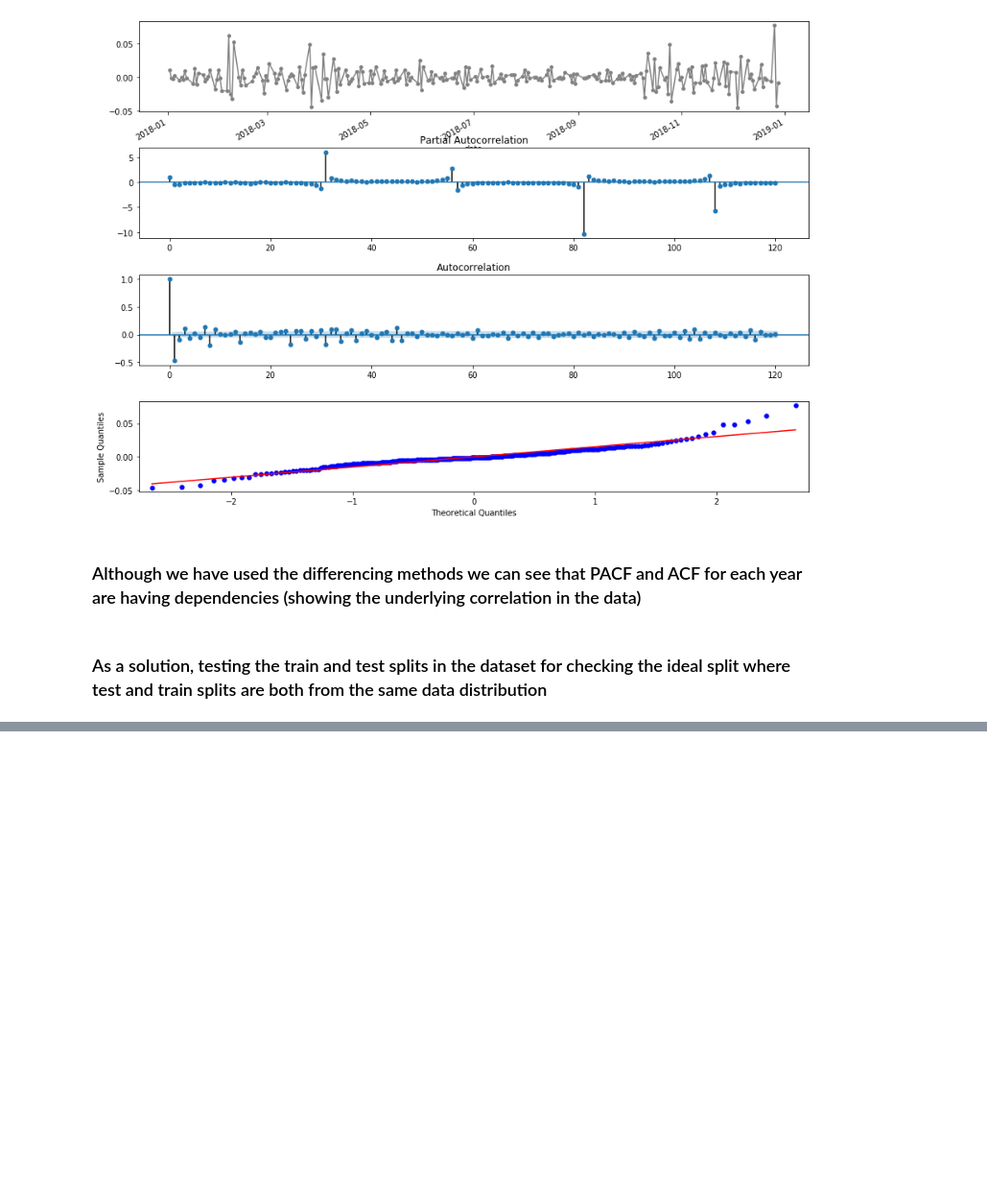
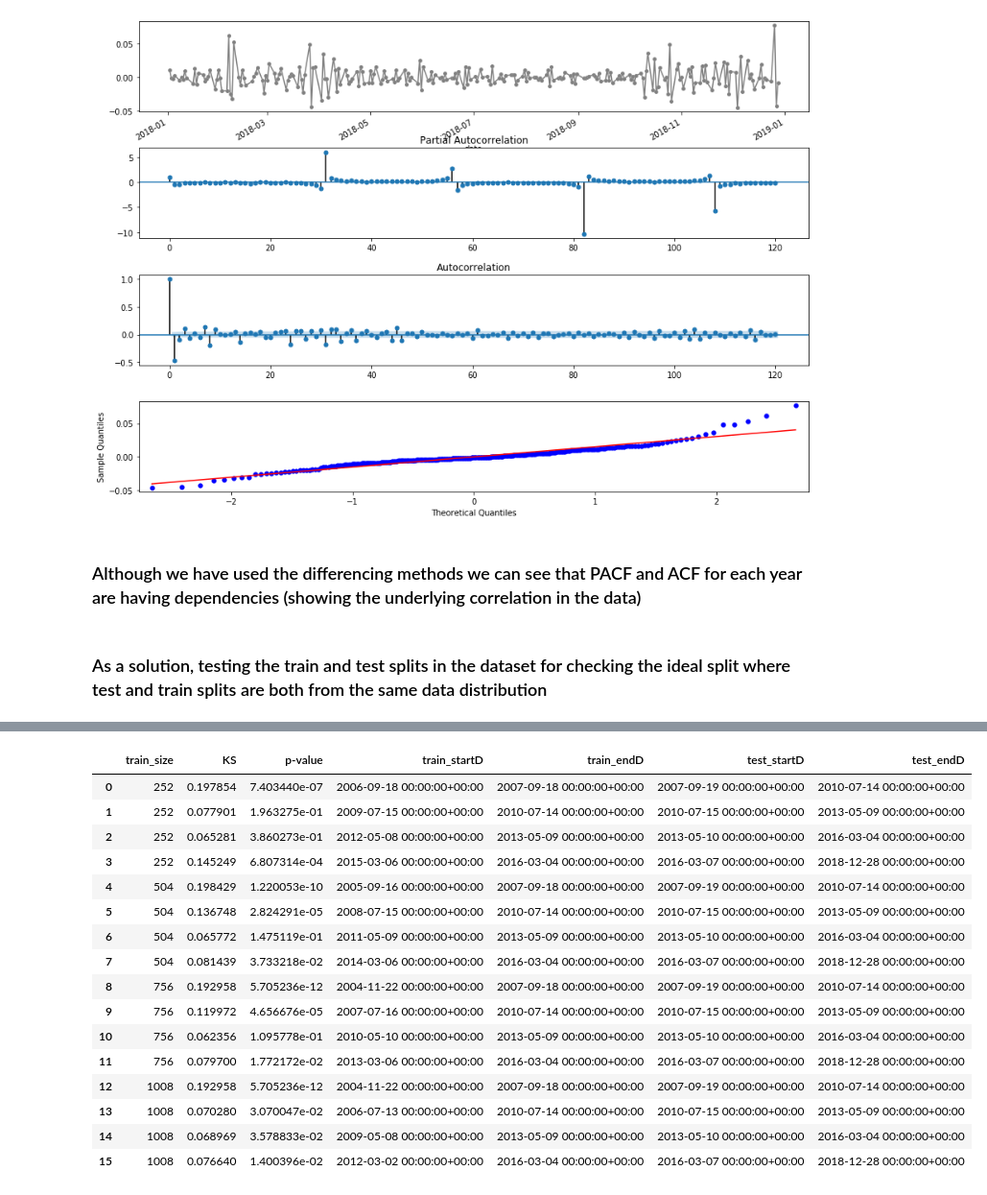
Before and after one commit to shardul0913/Fin-StatisticalArbitrage, a Jupyter notebook: Stationary Arbitrage.ipynb, the cells around one changed output, grey strips where cells are left out. Shown at 96% size. Drawn from its saved outputs; the diff is of its cells as text; code cells hidden in the pictures; blank space fills up the shorter version.

```diff
--- a/Stationary Arbitrage.ipynb
+++ b/Stationary Arbitrage.ipynb
@@ -166,0 +212,21 @@ for year in R['year'].unique()[1:]:
+# %%
+columns = ['train_size','KS','p-value','train_startD','train_endD','test_startD','test_endD']
+dataSplits = pd.DataFrame(dataRaw, columns = columns)
+# %% [output]
+|  | train_size | KS | p-value | train_startD | train_endD | test_startD | test_endD |
+| 0 | 252 | 0.197854 | 7.403440e-07 | 2006-09-18 00:00:00+00:00 | 2007-09-18 00:00:00+00:00 | 2007-09-19 00:00:00+00:00 | 2010-07-14 00:00:00+00:00 |
+| 1 | 252 | 0.077901 | 1.963275e-01 | 2009-07-15 00:00:00+00:00 | 2010-07-14 00:00:00+00:00 | 2010-07-15 00:00:00+00:00 | 2013-05-09 00:00:00+00:00 |
+| 2 | 252 | 0.065281 | 3.860273e-01 | 2012-05-08 00:00:00+00:00 | 2013-05-09 00:00:00+00:00 | 2013-05-10 00:00:00+00:00 | 2016-03-04 00:00:00+00:00 |
+| 3 | 252 | 0.145249 | 6.807314e-04 | 2015-03-06 00:00:00+00:00 | 2016-03-04 00:00:00+00:00 | 2016-03-07 00:00:00+00:00 | 2018-12-28 00:00:00+00:00 |
+| 4 | 504 | 0.198429 | 1.220053e-10 | 2005-09-16 00:00:00+00:00 | 2007-09-18 00:00:00+00:00 | 2007-09-19 00:00:00+00:00 | 2010-07-14 00:00:00+00:00 |
+| 5 | 504 | 0.136748 | 2.824291e-05 | 2008-07-15 00:00:00+00:00 | 2010-07-14 00:00:00+00:00 | 2010-07-15 00:00:00+00:00 | 2013-05-09 00:00:00+00:00 |
+| 6 | 504 | 0.065772 | 1.475119e-01 | 2011-05-09 00:00:00+00:00 | 2013-05-09 00:00:00+00:00 | 2013-05-10 00:00:00+00:00 | 2016-03-04 00:00:00+00:00 |
+| 7 | 504 | 0.081439 | 3.733218e-02 | 2014-03-06 00:00:00+00:00 | 2016-03-04 00:00:00+00:00 | 2016-03-07 00:00:00+00:00 | 2018-12-28 00:00:00+00:00 |
+| 8 | 756 | 0.192958 | 5.705236e-12 | 2004-11-22 00:00:00+00:00 | 2007-09-18 00:00:00+00:00 | 2007-09-19 00:00:00+00:00 | 2010-07-14 00:00:00+00:00 |
+| 9 | 756 | 0.119972 | 4.656676e-05 | 2007-07-16 00:00:00+00:00 | 2010-07-14 00:00:00+00:00 | 2010-07-15 00:00:00+00:00 | 2013-05-09 00:00:00+00:00 |
+| 10 | 756 | 0.062356 | 1.095778e-01 | 2010-05-10 00:00:00+00:00 | 2013-05-09 00:00:00+00:00 | 2013-05-10 00:00:00+00:00 | 2016-03-04 00:00:00+00:00 |
+| 11 | 756 | 0.079700 | 1.772172e-02 | 2013-03-06 00:00:00+00:00 | 2016-03-04 00:00:00+00:00 | 2016-03-07 00:00:00+00:00 | 2018-12-28 00:00:00+00:00 |
+| 12 | 1008 | 0.192958 | 5.705236e-12 | 2004-11-22 00:00:00+00:00 | 2007-09-18 00:00:00+00:00 | 2007-09-19 00:00:00+00:00 | 2010-07-14 00:00:00+00:00 |
+| 13 | 1008 | 0.070280 | 3.070047e-02 | 2006-07-13 00:00:00+00:00 | 2010-07-14 00:00:00+00:00 | 2010-07-15 00:00:00+00:00 | 2013-05-09 00:00:00+00:00 |
+| 14 | 1008 | 0.068969 | 3.578833e-02 | 2009-05-08 00:00:00+00:00 | 2013-05-09 00:00:00+00:00 | 2013-05-10 00:00:00+00:00 | 2016-03-04 00:00:00+00:00 |
+| 15 | 1008 | 0.076640 | 1.400396e-02 | 2012-03-02 00:00:00+00:00 | 2016-03-04 00:00:00+00:00 | 2016-03-07 00:00:00+00:00 | 2018-12-28 00:00:00+00:00 |
```
Also changed, not shown: parts of 6 cells of this notebook.
